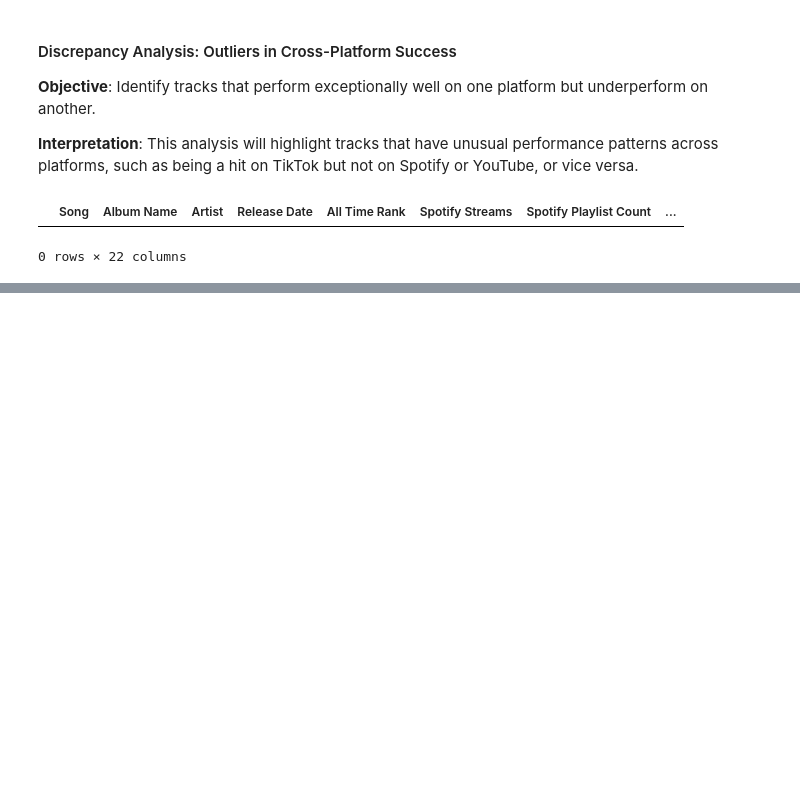
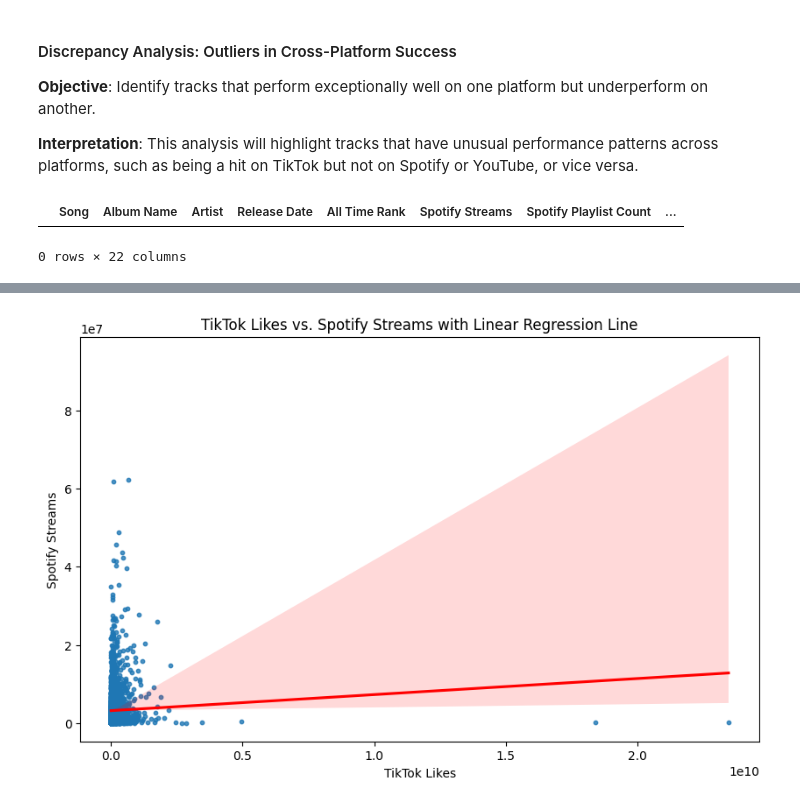
Before and after one commit to qstibbins/project-1, a Jupyter notebook: data.ipynb, the cells around one changed output, grey strips where cells are left out. Cells and saved outputs as stored; diff of their text form; code cells hidden in the pictures; blank space fills up the shorter version.

Commit message:
Updated my notebook to include more linear regression plots and bar graphs

```diff
--- a/data.ipynb
+++ b/data.ipynb
@@ -413,0 +420,14 @@ outliers.head()
+# %%
+import seaborn as sns
+
+df = most_streamed_df.dropna(subset=['TikTok Likes', 'YouTube Likes'])
+
+# Scatter plot with regression line
+plt.figure(figsize=(10, 6))
+sns.regplot(x='TikTok Likes', y='YouTube Likes', data=df, scatter_kws={'s':10}, line_kws={'color':'red'})
+plt.xlabel('TikTok Likes')
+plt.ylabel('Spotify Streams')
+plt.title('TikTok Likes vs. Spotify Streams with Linear Regression Line')
+plt.show()
+# %% [output]
+[figure, added]
```
Also changed, not shown: parts of 15 cells of this notebook.
